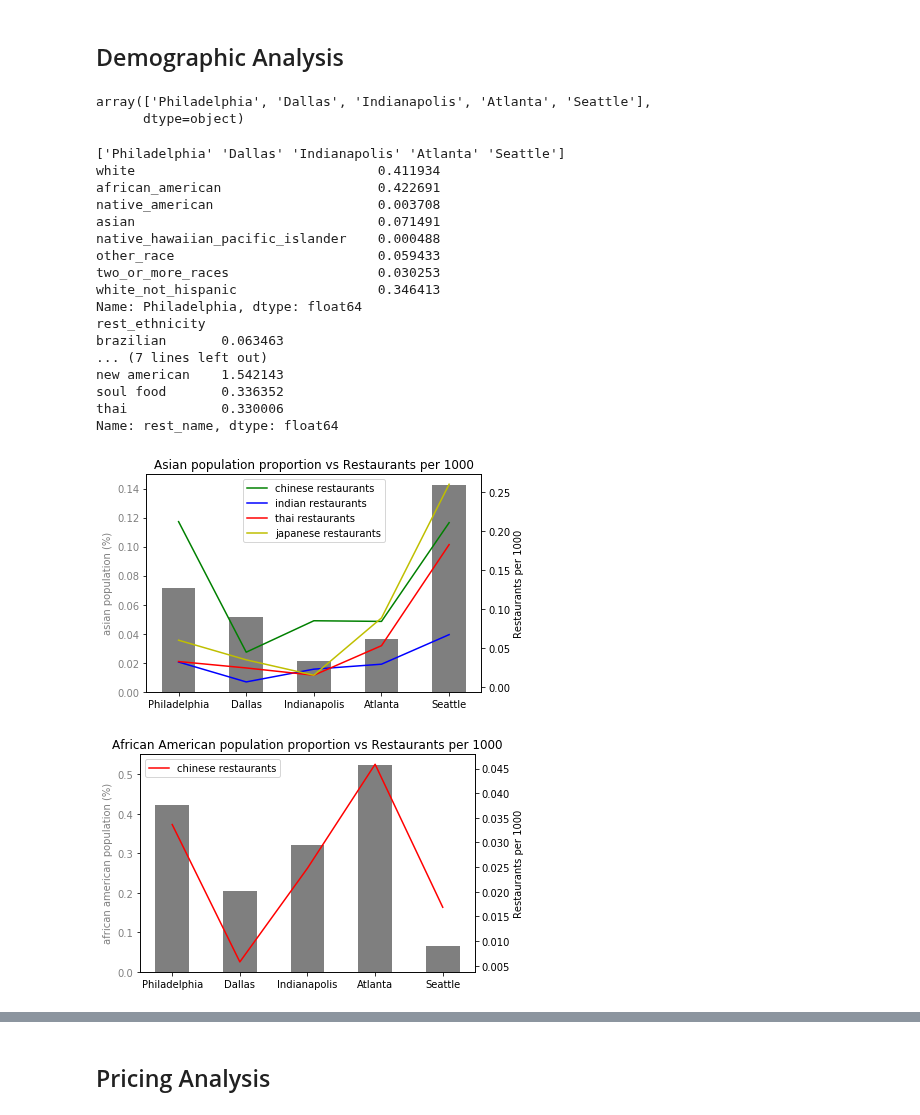
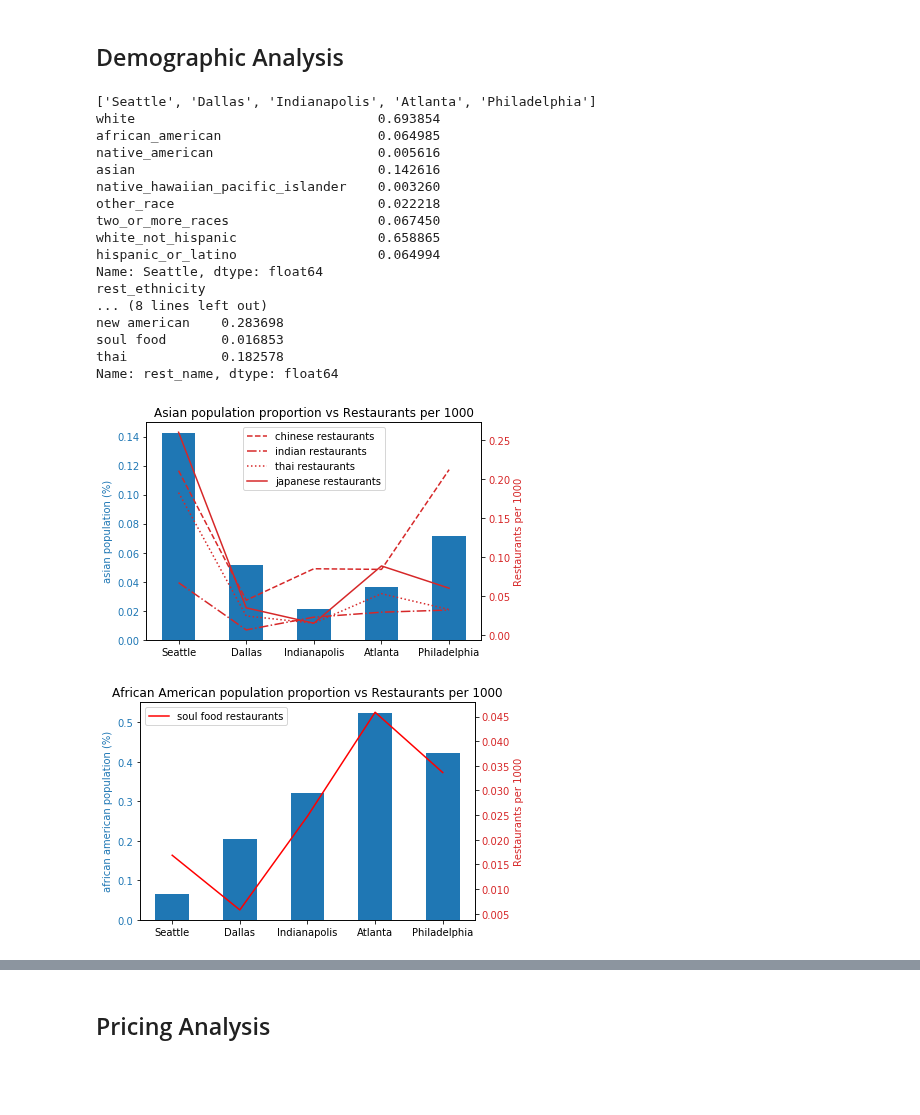
Before and after one commit to DPintacasi/teamcobra_project1, a Jupyter notebook: Scripts/final_analysis.ipynb, the cells around one changed output, grey strips where cells are left out. Saved outputs shown, nothing was run; the diff lists cells and outputs as text; code cells hidden in the pictures; blank space fills up the shorter version.

Commit message:
added race vs rest charts

```diff
--- a/Scripts/final_analysis.ipynb
+++ b/Scripts/final_analysis.ipynb
@@ -141,23 +106,17 @@ Name: rest_ethnicity, dtype: int64
 # %% [markdown]
 ## Demographic Analysis
-# %%
-cities = df['city'].unique()
-cities
-# %% [output]
-array(['Philadelphia', 'Dallas', 'Indianapolis', 'Atlanta', 'Seattle'],
-      dtype=object)
 # %%
-cities = df['city'].unique()
-ethnicities = df['rest_ethnicity'].unique()
 
 #store number of type of restaurant per 1000 in each city
 rest_ethnicities_p_bycity = []
 pop_ethnicities_p_bycity = []
 
+
 for city in cities:
+
     population = byzipcode.groupby('city').sum().loc[f'{city}','population']
 
-    pop_ethnicities = byzipcode.groupby('city').sum().loc[f'{city}'][3:11]
+    pop_ethnicities = byzipcode.groupby('city').sum().loc[f'{city}'][3:12]
     pop_ethnicities = pop_ethnicities.apply(lambda x : x/population)
     pop_ethnicities_p_bycity.append(pop_ethnicities)
 
@@ -165,31 +124,32 @@ for city in cities:
     rest_ethnicities_p = rest_ethnicities.apply(lambda x : 1000*x/population)
     rest_ethnicities_p_bycity.append(rest_ethnicities_p)
 # %%
+#print index for references
 print(cities)
 print(pop_ethnicities_p_bycity[0])
 print(rest_ethnicities_p_bycity[0])
 # %% [output]
-['Philadelphia' 'Dallas' 'Indianapolis' 'Atlanta' 'Seattle']
-white                               0.411934
-african_american                    0.422691
-native_american                     0.003708
-asian                               0.071491
-native_hawaiian_pacific_islander    0.000488
-other_race                          0.059433
-two_or_more_races                   0.030253
-white_not_hispanic                  0.346413
-Name: Philadelphia, dtype: float64
+['Seattle', 'Dallas', 'Indianapolis', 'Atlanta', 'Philadelphia']
+white                               0.693854
+african_american                    0.064985
+native_american                     0.005616
+asian                               0.142616
+native_hawaiian_pacific_islander    0.003260
+other_race                          0.022218
+two_or_more_races                   0.067450
+white_not_hispanic                  0.658865
+hispanic_or_latino                  0.064994
+Name: Seattle, dtype: float64
 rest_ethnicity
-brazilian       0.063463
-... (7 lines left out)
-new american    1.542143
-soul food       0.336352
-thai            0.330006
+... (8 lines left out)
+new american    0.283698
+soul food       0.016853
+thai            0.182578
 Name: rest_name, dtype: float64
 # %%
 ax1 = plt.subplot(111)
 
-color = 'tab:grey'
+color = 'tab:blue'
 ax1.bar(cities, [p.loc['asian'] for p in pop_ethnicities_p_bycity], width=0.5, color=color, align='center')
 ax1.set_ylabel('asian population (%)', color=color)
 ax1.tick_params(axis='y', labelcolor=color)
@@ -197,35 +157,40 @@ ax1.tick_params(axis='y', labelcolor=color)
 
 ax2 = ax1.twinx()
 
-ax2.plot(cities, [p.loc['chinese'] for p in rest_ethnicities_p_bycity], color='g', label = 'chinese restaurants')
-ax2.plot(cities, [p.loc['indian'] for p in rest_ethnicities_p_bycity], color='b', label = 'indian restaurants')
-ax2.plot(cities, [p.loc['thai'] for p in rest_ethnicities_p_bycity], color='r', label = 'thai restaurants')
-ax2.plot(cities, [p.loc['japanese'] for p in rest_ethnicities_p_bycity], color='y', label = 'japanese restaurants')
-ax2.set_ylabel('Restaurants per 1000')
+color = 'tab:red'
+ax2.plot(cities, [p.loc['chinese'] for p in rest_ethnicities_p_bycity], color = color, linestyle = '--', label = 'chinese restaurants')
+ax2.plot(cities, [p.loc['indian'] for p in rest_ethnicities_p_bycity], color=color,linestyle = '-.', label = 'indian restaurants')
+ax2.plot(cities, [p.loc['thai'] for p in rest_ethnicities_p_bycity], color=color, linestyle = ':',label = 'thai restaurants')
+ax2.plot(cities, [p.loc['japanese'] for p in rest_ethnicities_p_bycity], color=color, linestyle = '-',label = 'japanese restaurants')
+ax2.set_ylabel('Restaurants per 1000', color=color)
+ax2.tick_params(axis='y', labelcolor=color)
+
 
 plt.title('Asian population proportion vs Restaurants per 1000')
 plt.legend()
-plt.savefig('../Output/Charts/rest_vs_pop_asian')
+plt.savefig('../Output/Charts/rest_vs_pop_asian.png')
 plt.show()
 # %% [output]
-[figure, old version]
+[figure, new version]
 # %%
 ax1 = plt.subplot(111)
 
-color = 'tab:grey'
+color = 'tab:blue'
 ax1.bar(cities, [p.loc['african_american'] for p in pop_ethnicities_p_bycity], width=0.5, color=color, align='center')
 ax1.set_ylabel('african american population (%)', color=color)
 ax1.tick_params(axis='y', labelcolor=color)
 
 
 ax2 = ax1.twinx()
 
-ax2.plot(cities, [p.loc['soul food'] for p in rest_ethnicities_p_bycity], color='r', label = 'chinese restaurants')
-ax2.set_ylabel('Restaurants per 1000')
+color = 'tab:red'
+ax2.plot(cities, [p.loc['soul food'] for p in rest_ethnicities_p_bycity], color='r', label = 'soul food restaurants')
+ax2.set_ylabel('Restaurants per 1000', color=color)
+ax2.tick_params(axis='y', labelcolor=color)
 
 plt.title('African American population proportion vs Restaurants per 1000')
 plt.legend()
 plt.savefig('../Output/Charts/rest_vs_pop_african_american.png')
 plt.show()
 # %% [output]
-[figure, old version]
+[figure, new version]
```
Also changed, not shown: parts of 9 cells of this notebook, 4 other files.
